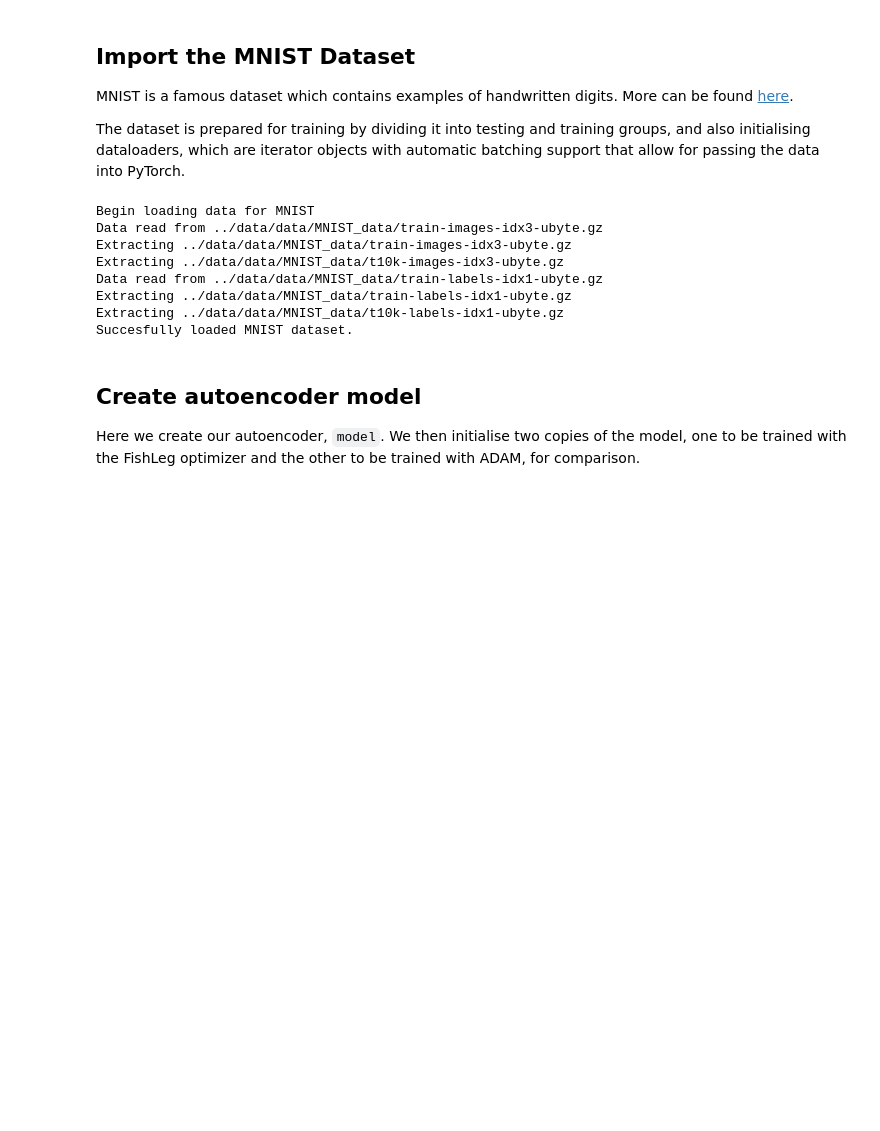
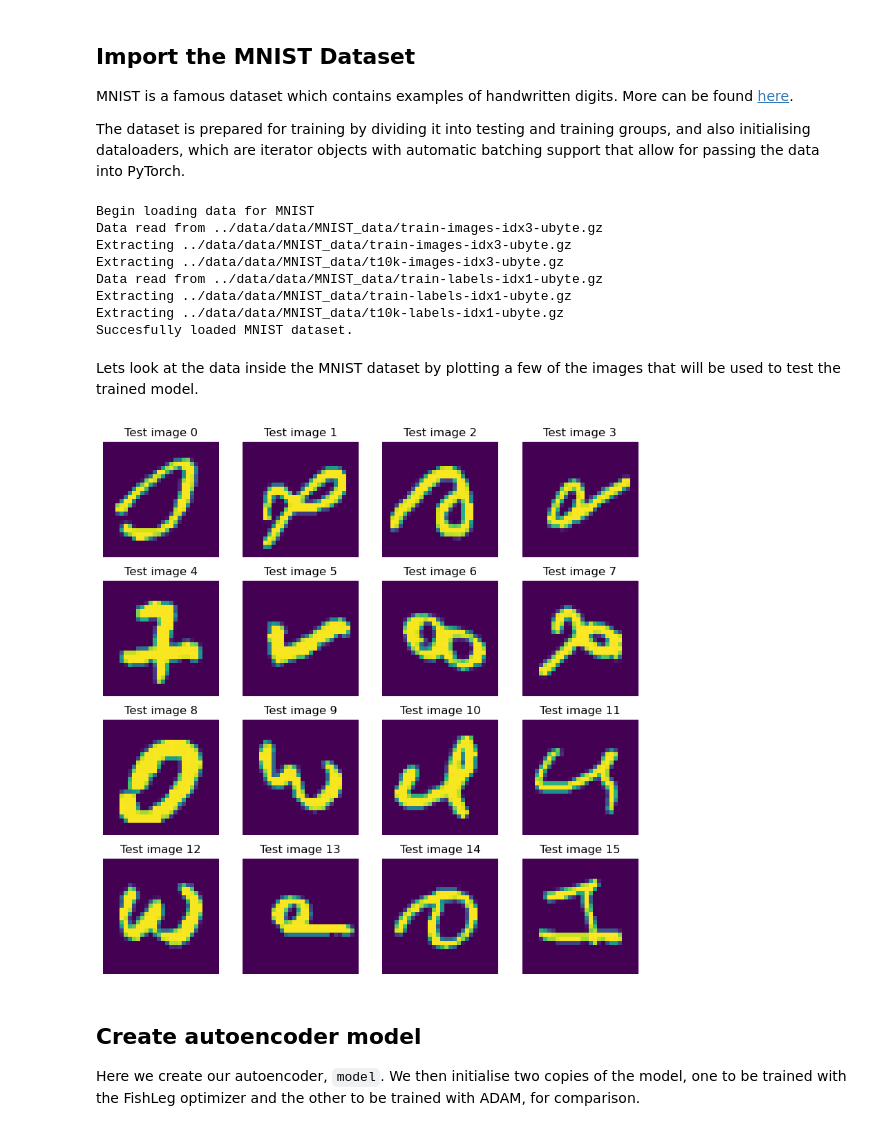
Before and after one commit to mtkresearch/FishLeg, a Jupyter notebook: examples/MNIST_autoencoder.ipynb, the cells around one changed output. Drawn from its saved outputs; the diff is of its cells as text; code cells hidden in the pictures; blank space fills up the shorter version.

Commit message:
moved data image show to after data is loaded

```diff
--- a/examples/MNIST_autoencoder.ipynb
+++ b/examples/MNIST_autoencoder.ipynb
@@ -90,6 +90,17 @@ Data read from ../data/data/MNIST_data/train-labels-idx1-ubyte.gz
 Extracting ../data/data/MNIST_data/train-labels-idx1-ubyte.gz
 Extracting ../data/data/MNIST_data/t10k-labels-idx1-ubyte.gz
 Succesfully loaded MNIST dataset.
+# %% [markdown]
+Lets look at the data inside the MNIST dataset by plotting a few of the images that will be used to test the trained model.
+# %%
+fig, axs = plt.subplots(4,4, figsize=(10,10))
+
+for i, ax in enumerate(axs.flat):
+    ax.imshow(np.array(test_dataset[i])[0].reshape(28,28))
+    ax.axis('off')
+    ax.set_title(f"Test image {i}")
+# %% [output]
+[figure, added]
 # %% [markdown]
 ## Create autoencoder model
 
```
Also changed, not shown: parts of 4 cells of this notebook.
